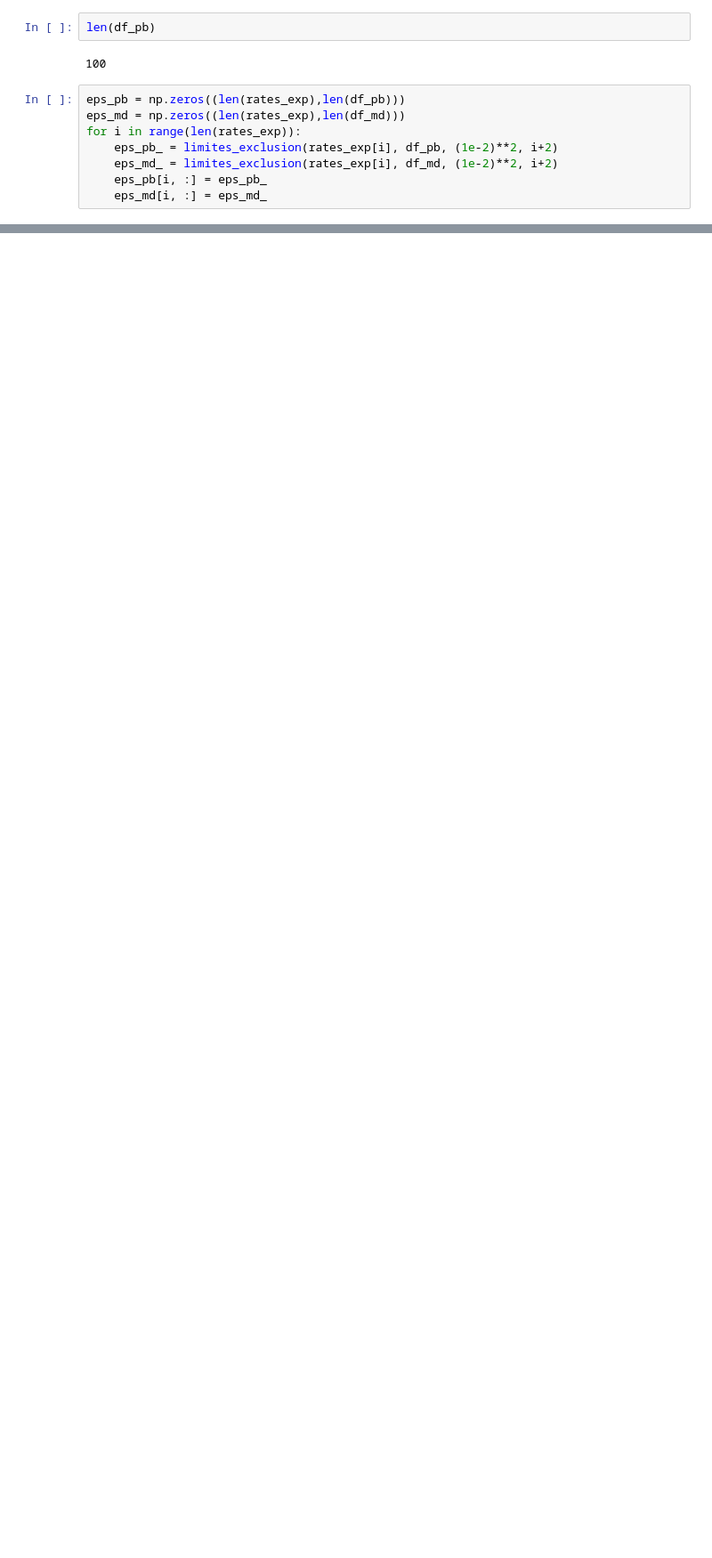
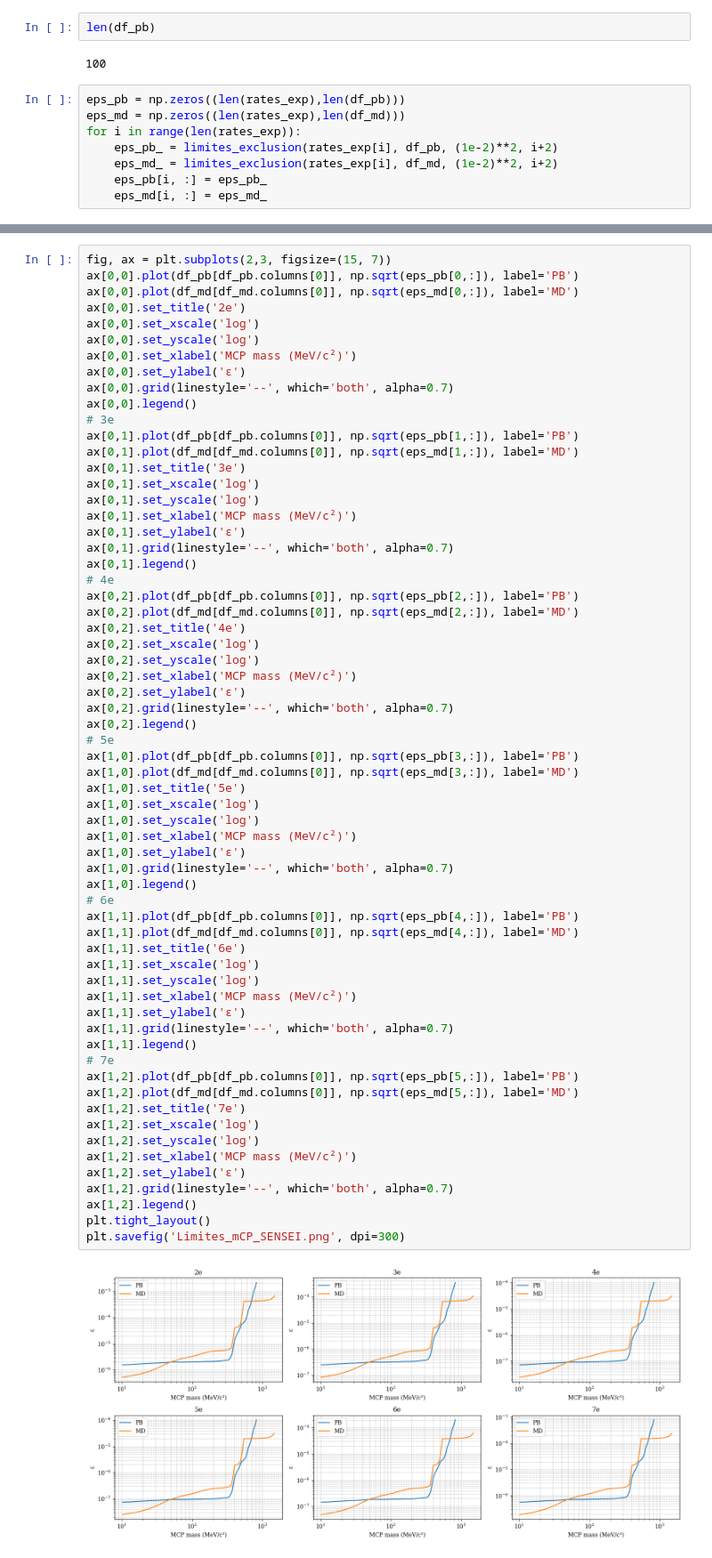
Before and after one commit to Lurishi/Doctorado-mCP, a Jupyter notebook: Mcp_gráficos_papers/Limites_mCP_SENSEI.ipynb, the cells around one changed output, grey strips where cells are left out. Shown at 89% size. Cells and saved outputs as stored; diff of their text form; blank space fills up the shorter version.

```diff
--- a/Mcp_gráficos_papers/Limites_mCP_SENSEI.ipynb
+++ b/Mcp_gráficos_papers/Limites_mCP_SENSEI.ipynb
@@ -106,0 +110,65 @@ Text(0, 0.5, 'ε²')
+# %%
+fig, ax = plt.subplots(2,3, figsize=(15, 7))
+ax[0,0].plot(df_pb[df_pb.columns[0]], np.sqrt(eps_pb[0,:]), label='PB')
+ax[0,0].plot(df_md[df_md.columns[0]], np.sqrt(eps_md[0,:]), label='MD')
+ax[0,0].set_title('2e')
+ax[0,0].set_xscale('log')
+ax[0,0].set_yscale('log')
+ax[0,0].set_xlabel('MCP mass (MeV/c²)')
+ax[0,0].set_ylabel('ε')
+ax[0,0].grid(linestyle='--', which='both', alpha=0.7)
+ax[0,0].legend()
+# 3e
+ax[0,1].plot(df_pb[df_pb.columns[0]], np.sqrt(eps_pb[1,:]), label='PB')
+ax[0,1].plot(df_md[df_md.columns[0]], np.sqrt(eps_md[1,:]), label='MD')
+ax[0,1].set_title('3e')
+ax[0,1].set_xscale('log')
+ax[0,1].set_yscale('log')
+ax[0,1].set_xlabel('MCP mass (MeV/c²)')
+ax[0,1].set_ylabel('ε')
+ax[0,1].grid(linestyle='--', which='both', alpha=0.7)
+ax[0,1].legend()
+# 4e
+ax[0,2].plot(df_pb[df_pb.columns[0]], np.sqrt(eps_pb[2,:]), label='PB')
+ax[0,2].plot(df_md[df_md.columns[0]], np.sqrt(eps_md[2,:]), label='MD')
+ax[0,2].set_title('4e')
+ax[0,2].set_xscale('log')
+ax[0,2].set_yscale('log')
+ax[0,2].set_xlabel('MCP mass (MeV/c²)')
+ax[0,2].set_ylabel('ε')
+ax[0,2].grid(linestyle='--', which='both', alpha=0.7)
+ax[0,2].legend()
+# 5e
+ax[1,0].plot(df_pb[df_pb.columns[0]], np.sqrt(eps_pb[3,:]), label='PB')
+ax[1,0].plot(df_md[df_md.columns[0]], np.sqrt(eps_md[3,:]), label='MD')
+ax[1,0].set_title('5e')
+ax[1,0].set_xscale('log')
+ax[1,0].set_yscale('log')
+ax[1,0].set_xlabel('MCP mass (MeV/c²)')
+ax[1,0].set_ylabel('ε')
+ax[1,0].grid(linestyle='--', which='both', alpha=0.7)
+ax[1,0].legend()
+# 6e
+ax[1,1].plot(df_pb[df_pb.columns[0]], np.sqrt(eps_pb[4,:]), label='PB')
+ax[1,1].plot(df_md[df_md.columns[0]], np.sqrt(eps_md[4,:]), label='MD')
+ax[1,1].set_title('6e')
+ax[1,1].set_xscale('log')
+ax[1,1].set_yscale('log')
+ax[1,1].set_xlabel('MCP mass (MeV/c²)')
+ax[1,1].set_ylabel('ε')
+ax[1,1].grid(linestyle='--', which='both', alpha=0.7)
+ax[1,1].legend()
+# 7e
+ax[1,2].plot(df_pb[df_pb.columns[0]], np.sqrt(eps_pb[5,:]), label='PB')
+ax[1,2].plot(df_md[df_md.columns[0]], np.sqrt(eps_md[5,:]), label='MD')
+ax[1,2].set_title('7e')
+ax[1,2].set_xscale('log')
+ax[1,2].set_yscale('log')
+ax[1,2].set_xlabel('MCP mass (MeV/c²)')
+ax[1,2].set_ylabel('ε')
+ax[1,2].grid(linestyle='--', which='both', alpha=0.7)
+ax[1,2].legend()
+plt.tight_layout()
+plt.savefig('Limites_mCP_SENSEI.png', dpi=300)
+# %% [output]
+[figure, added]
```
Also changed, not shown: parts of 2 cells of this notebook, 6 other files.
